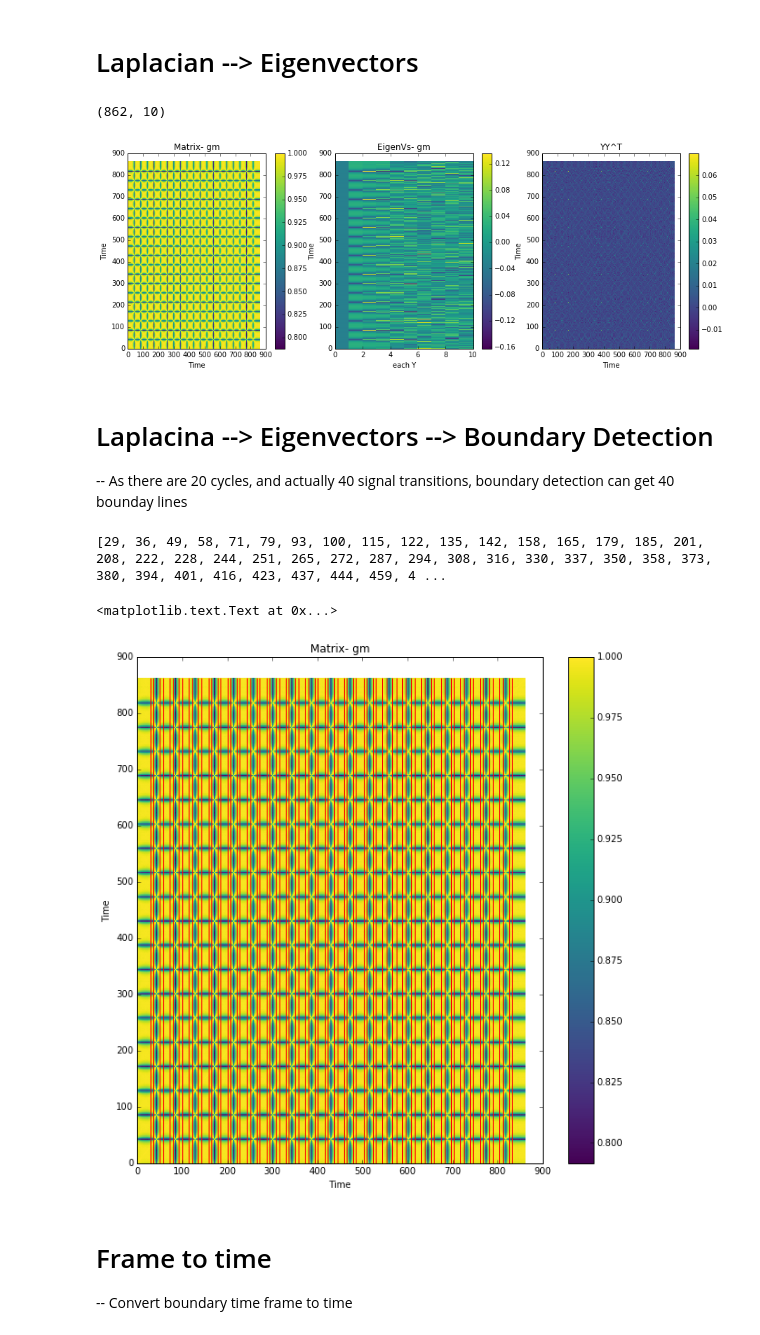
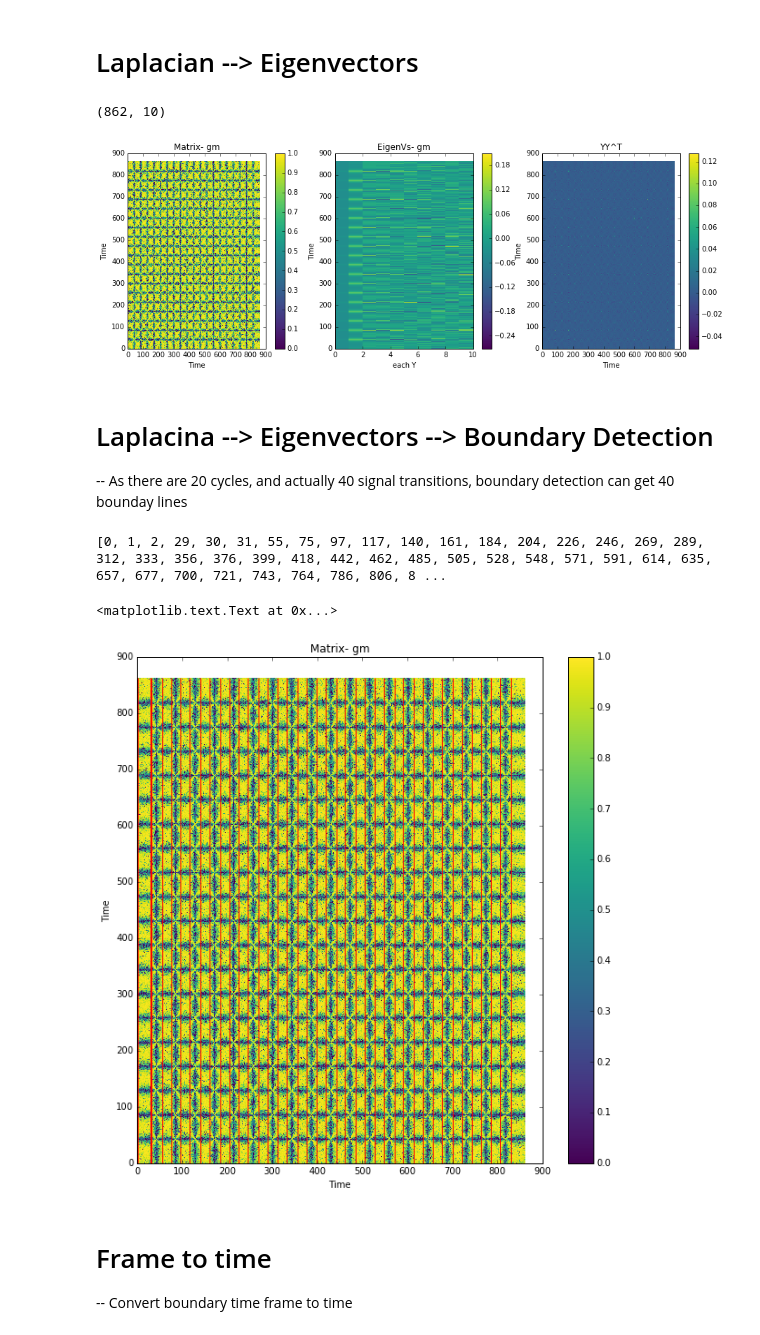
Before and after one commit to jfriend08/IndependentStudy, a Jupyter notebook: model/feature2GaussianMatrix.ipynb, the cells around one changed output. Drawn from its saved outputs; the diff is of its cells as text; code cells hidden in the pictures.

Commit message:
input sigma matrix for feature2GaussianMatrix

```diff
--- a/model/feature2GaussianMatrix.ipynb
+++ b/model/feature2GaussianMatrix.ipynb
@@ -44,7 +44,9 @@ print signal.shape, cqt.shape
 # Constructing gaussian matrix
 -- based on method of w[i,j] = exp(- norm2(x_i-x_j)^2/sigma^2), where x_i, x_j is feature at each time point, sigma is the parameter to learn
 # %%
-gm = RM.feature2GaussianMatrix(cqt, 1.5)
+sigmas = np.random.rand(cqt.shape[0], cqt.shape[0])
+sigmas = (sigmas + sigmas.T)/2
+gm = RM.feature2GaussianMatrix(cqt, sigmas)
 print gm.shape
 print "is symmetric: ", (gm==np.transpose(gm)).all()
 # %% [output]
@@ -81,44 +83,44 @@ plt.xlabel('Time')
 plt.show()
 # %% [output]
 (862, 10)
-[figure, old version]
+[figure, new version]
 # %% [markdown]
 # Laplacina --> Eigenvectors --> Boundary Detection
 -- As there are 20 cycles, and actually 40 signal transitions, boundary detection can get 40 bounday lines
 # %%
 from sklearn.cluster import KMeans
-nCluster = 3
+nCluster = 2
 Y3 = laplacian.getNormLaplacian(gm, 10) #similarity matrix, top m eigenvectors
 
 def boundaryDetection(Y, nCluster):
     row_leng = np.linalg.norm(Y, axis=1) #get length of each row
     row_leng[row_leng==0] = 1 #replace the legth of 0 to 1
     Y_norm = Y / row_leng[:, np.newaxis]
 
     clf = KMeans(n_clusters=nCluster, max_iter=100).fit(Y_norm)
     centroids, labels = clf.cluster_centers_, clf.labels_
 
     boundary = []
     for idx in xrange(len(labels)-1):
         if labels[idx] != labels[idx+1]:
             boundary += [idx]
 
     return boundary, centroids
 
 b, c = boundaryDetection(Y3, nCluster)
 print b
 
 plt.figure(figsize=(10, 10))
 plt.pcolor(gm, cmap="viridis")
 plt.colorbar()
 plt.vlines(b, 0, 862, color='r')
 plt.title('Matrix- gm')
 plt.xlabel('Time')
 plt.ylabel('Time')
 # %% [output]
-[29, 36, 49, 58, 71, 79, 93, 100, 115, 122, 135, 142, 158, 165, 179, 185, 201, 208, 222, 228, 244, 251, 265, 272, 287, 294, 308, 316, 330, 337, 350, 358, 373, 380, 394, 401, 416, 423, 437, 444, 459, 4 ...
+[0, 1, 2, 29, 30, 31, 55, 75, 97, 117, 140, 161, 184, 204, 226, 246, 269, 289, 312, 333, 356, 376, 399, 418, 442, 462, 485, 505, 528, 548, 571, 591, 614, 635, 657, 677, 700, 721, 743, 764, 786, 806, 8 ...
 <matplotlib.text.Text at 0x...>
-[figure, old version]
+[figure, new version]
 # %% [markdown]
 # Frame to time
 -- Convert boundary time frame to time
```
Also changed, not shown: parts of 2 cells of this notebook, 2 other files.
